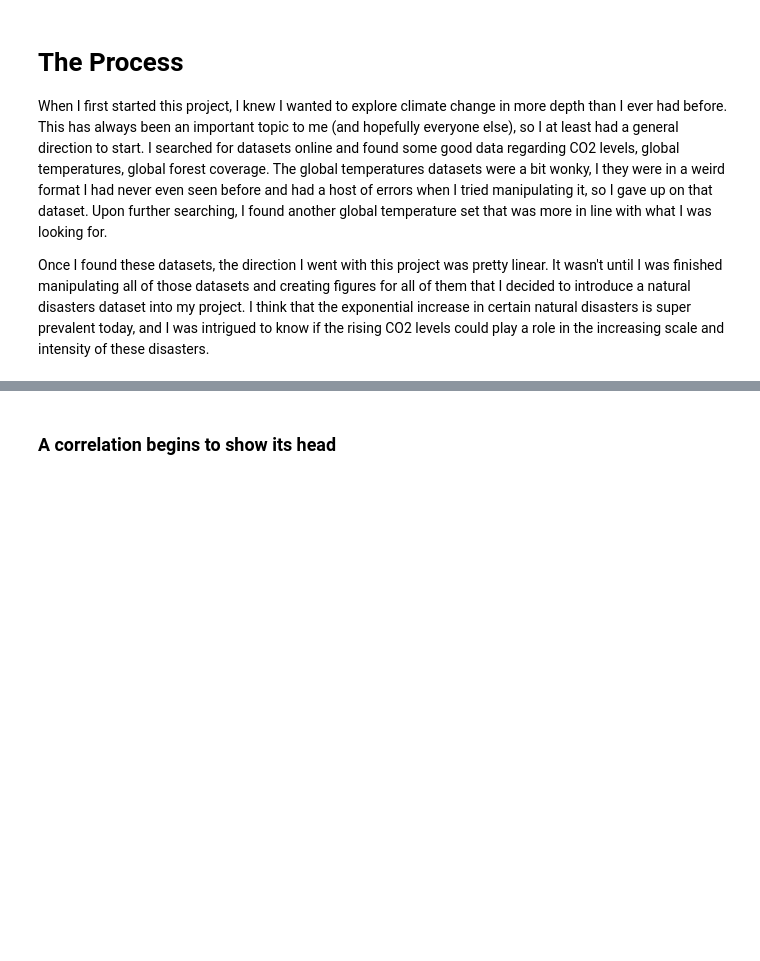
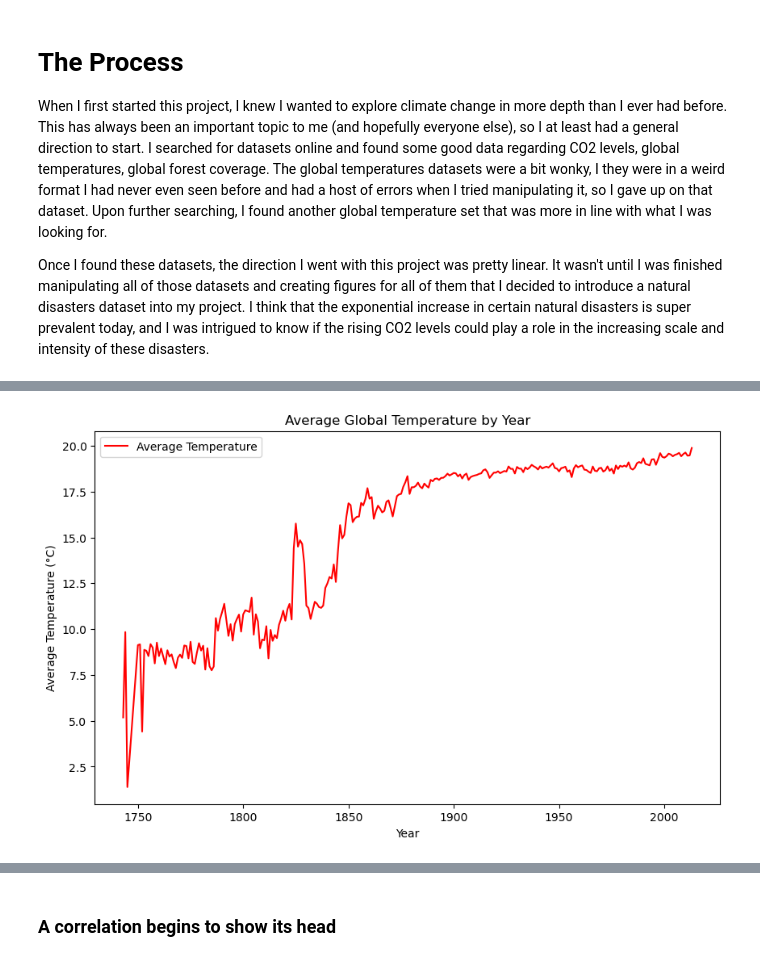
Before and after one commit to TylerRyan16/climate_change_data, a Jupyter notebook: DataStory.ipynb, the cells around one changed output, grey strips where cells are left out. Cells and saved outputs as stored; diff of their text form; code cells hidden in the pictures; blank space fills up the shorter version.

```diff
--- a/DataStory.ipynb
+++ b/DataStory.ipynb
@@ -135,0 +136,19 @@ correlation_df = pd.merge(temps_df, co2_df, on='Year')
+# %%
+# Create a line plot of average temperature by year
+plt.figure(figsize=(10, 6))
+
+# Plot the data
+plt.plot(temps_df['Year'], temps_df['AverageTemperature'], color='red', label='Average Temperature')
+
+# Add labels and title
+plt.xlabel('Year')
+plt.ylabel('Average Temperature (°C)')
+plt.title('Average Global Temperature by Year')
+
+# Display the legend
+plt.legend()
+
+# Show the plot
+plt.show()
+# %% [output]
+[figure, added]
```
Also changed, not shown: parts of 15 cells of this notebook.
